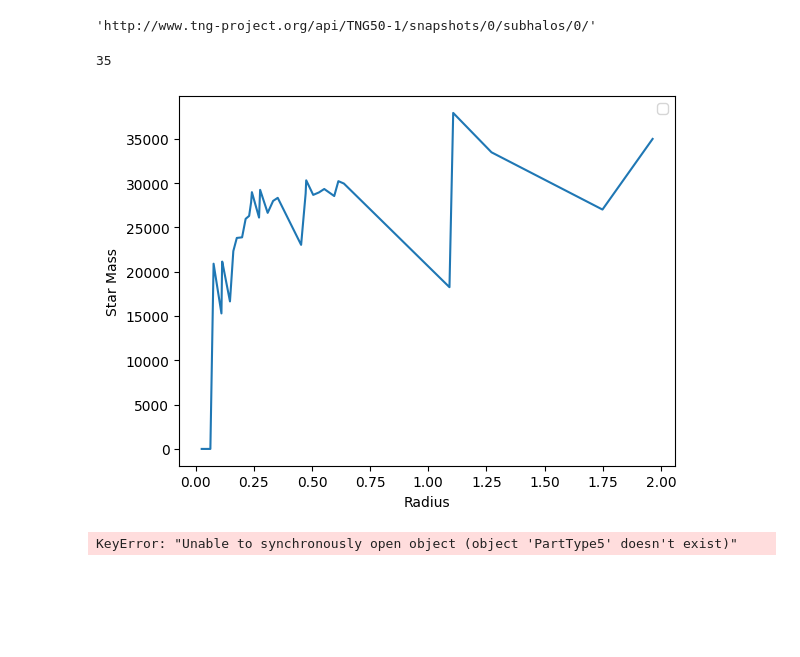
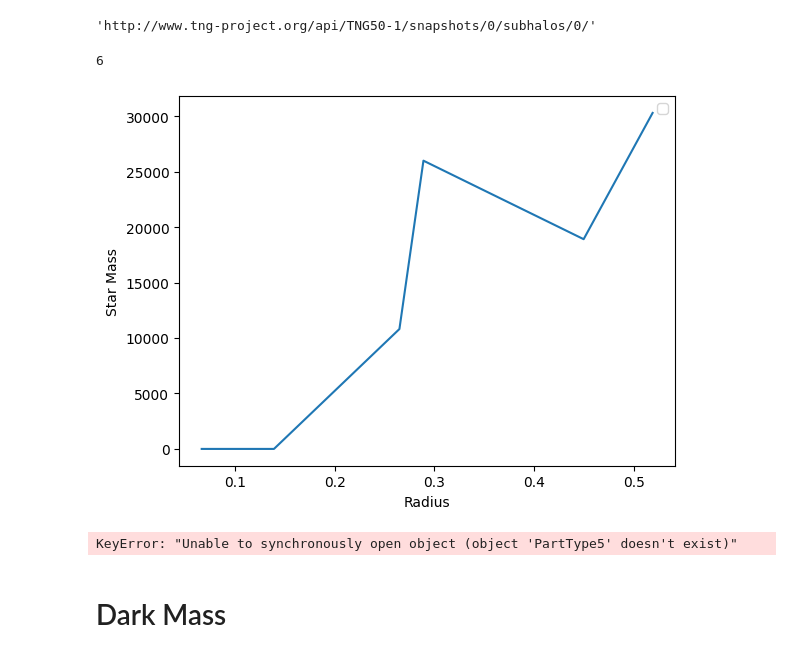
Before and after one commit to merkulovaveraastro9-source/AstronomyProject, a Jupyter notebook: Untitled3.ipynb, the cells around one changed output. Drawn from its saved outputs; the diff is of its cells as text; code cells hidden in the pictures; blank space fills up the shorter version.

Commit message:
Dark mass

```diff
--- a/Untitled3.ipynb
+++ b/Untitled3.ipynb
@@ -335,28 +335,28 @@ def Stars_Mass_Radius(baseUrl,number_snap,ID):
 # %%
 baseUrl = 'http://www.tng-project.org/api/'
 headers = {"api-key":"fe476e8c1fe04ea8f764a361b591220a"}
 def get(path, params=None):
     # make HTTP GET request to path
     r = requests.get(path, params=params, headers=headers)
 
     # raise exception if response code is not HTTP SUCCESS (200)
     r.raise_for_status()
 
     if r.headers['content-type'] == 'application/json':
         return r.json() # parse json responses automatically
 
     if 'content-disposition' in r.headers:
         filename = r.headers['content-disposition'].split("filename=")[1]
         with open(filename, 'wb') as f:
             f.write(r.content)
         return filename # return the filename string
 
     return r
 baseUrl = 'http://www.tng-project.org/api/'
-Stars_Mass_Radius(baseUrl,1,1)
+Stars_Mass_Radius(baseUrl,0,0)
 # %% [output]
-35
+6
-[figure, old version]
+[figure, new version]
 # %%
 import numpy as np
 from h5py import File
@@ -425,0 +461,2 @@ KeyError: "Unable to synchronously open object (object 'PartType5' doesn't exist
+# %% [markdown]
+# Dark Mass
```
Also changed, not shown: parts of 7 cells of this notebook, 4 other files.
